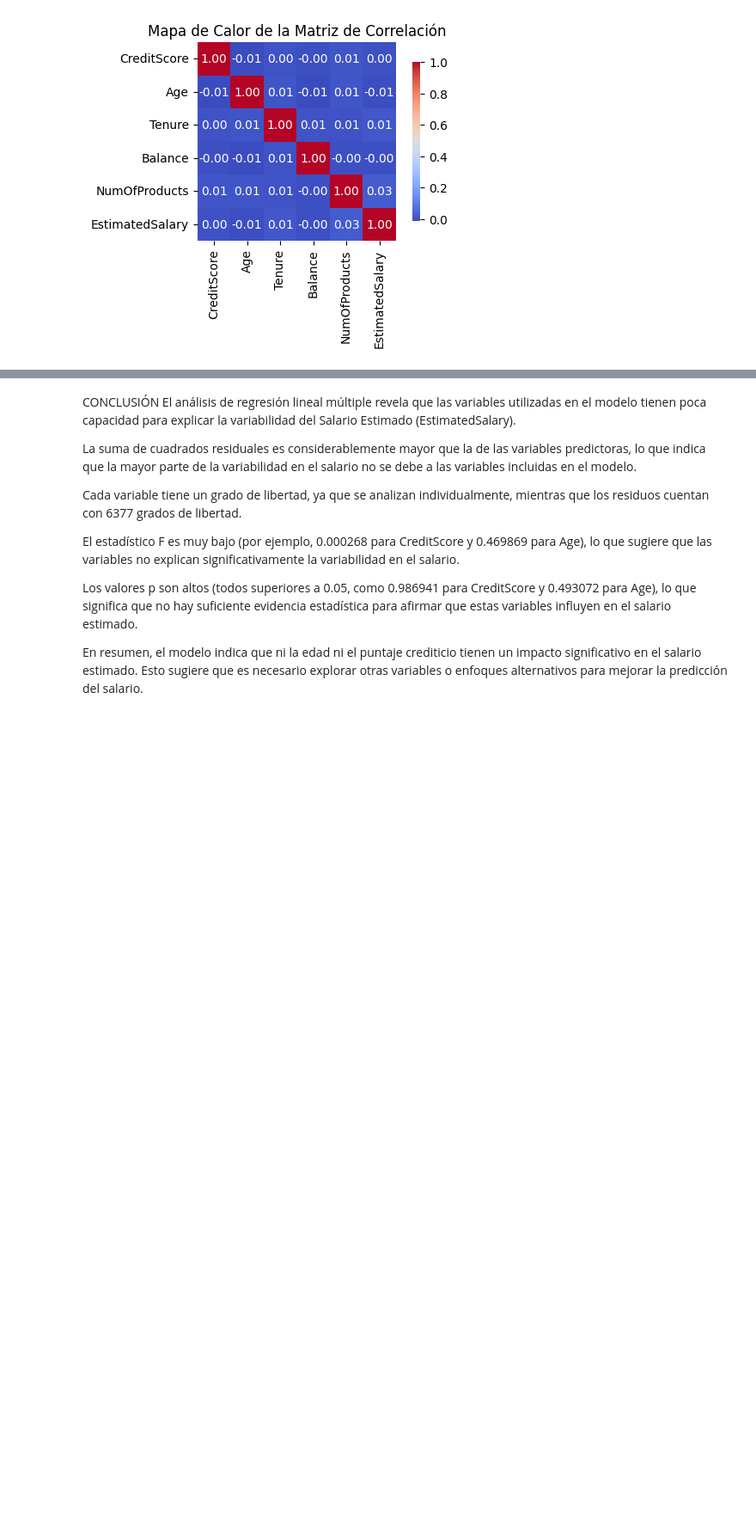
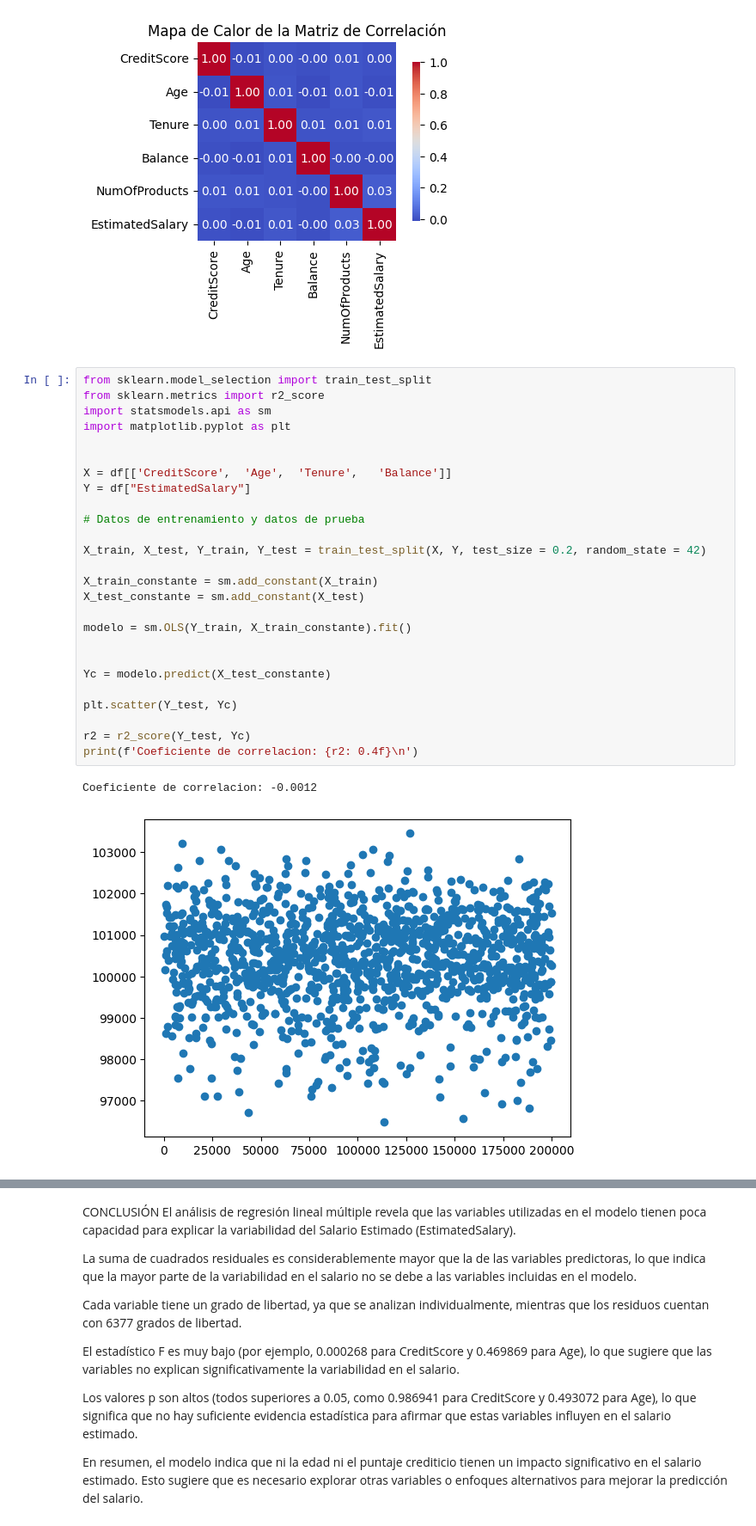
Before and after one commit to yessss28/Estadistica, a Jupyter notebook: Regresión_lineal_múltiple.ipynb, the cells around one changed output, grey strips where cells are left out. Shown at 86% size. Drawn from its saved outputs; the diff is of its cells as text; blank space fills up the shorter version.

```diff
--- a/Regresión_lineal_múltiple.ipynb
+++ b/Regresión_lineal_múltiple.ipynb
@@ -329,3 +329,32 @@ plt.title('Mapa de Calor de la Matriz de Correlación')
 # %% [output]
 Text(0.5, 1.0, 'Mapa de Calor de la Matriz de Correlación')
 [figure]
+# %%
+from sklearn.model_selection import train_test_split
+from sklearn.metrics import r2_score
+import statsmodels.api as sm
+import matplotlib.pyplot as plt
+
+
+X = df[['CreditScore',	'Age',	'Tenure',	'Balance']]
+Y = df["EstimatedSalary"]
+
+# Datos de entrenamiento y datos de prueba
+
+X_train, X_test, Y_train, Y_test = train_test_split(X, Y, test_size = 0.2, random_state = 42)
+
+X_train_constante = sm.add_constant(X_train)
+X_test_constante = sm.add_constant(X_test)
+
+modelo = sm.OLS(Y_train, X_train_constante).fit()
+
+
+Yc = modelo.predict(X_test_constante)
+
+plt.scatter(Y_test, Yc)
+
+r2 = r2_score(Y_test, Yc)
+print(f'Coeficiente de correlacion: {r2: 0.4f}\n')
+# %% [output]
+Coeficiente de correlacion: -0.0012
+[figure, added]
```
Also changed, not shown: parts of 3 cells of this notebook.
